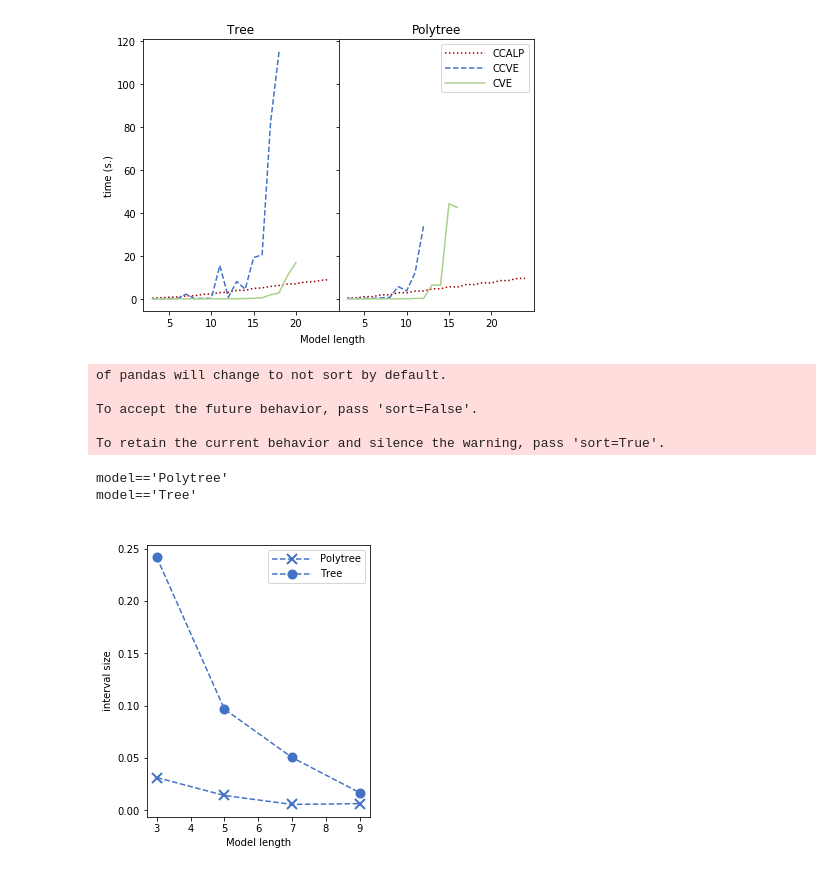
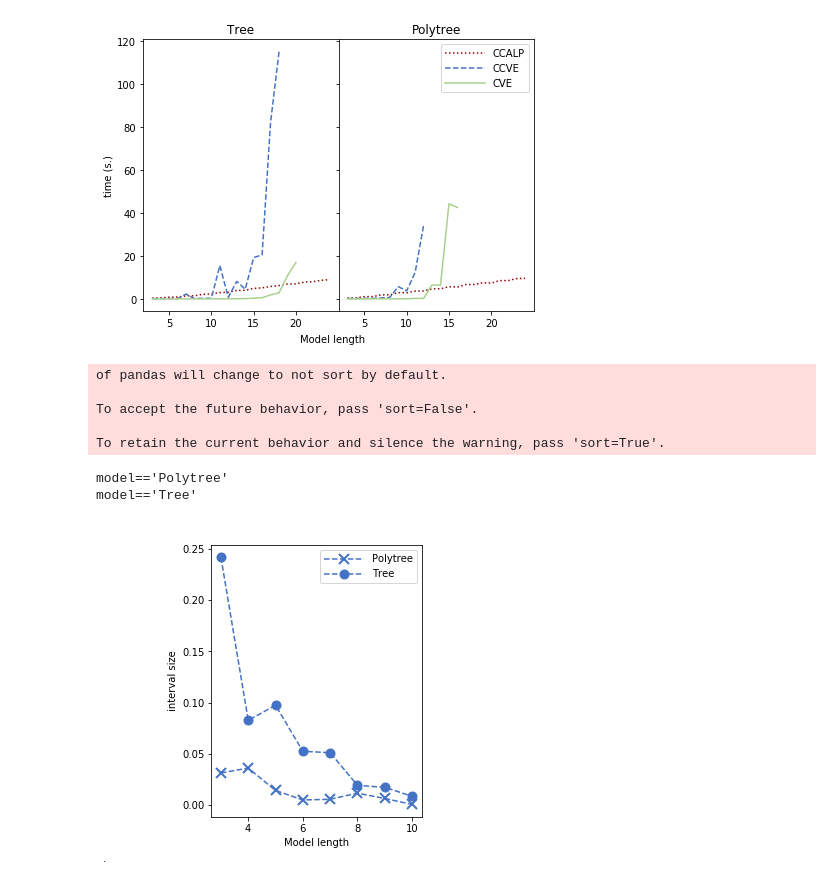
Before and after one commit to IDSIA/crema, a Jupyter notebook: CreMA/papers/pgm20/experiments/paper_results.ipynb, the cells around one changed output. Drawn from its saved outputs; the diff is of its cells as text; code cells hidden in the pictures.

```diff
--- a/CreMA/papers/pgm20/experiments/paper_results.ipynb
+++ b/CreMA/papers/pgm20/experiments/paper_results.ipynb
@@ -46,7 +46,9 @@ from utilplots import *
 binResExo6 = {
     "markovian_ev" : f"{res_folder}/2020-05-10-18-28-51_chain_markovian_ev.csv",
     "nonmarkovian_ev": f"{res_folder}/2020-05-15-06-25-18_chain_nonmarkovian_ev.csv",
-    "nonmarkovian_prec" : f"{res_folder}/2020-05-16-06-06-14_chain_nonmarkovian_prec.csv"
+    #"nonmarkovian_prec" : f"{res_folder}/2020-05-16-06-06-14_chain_nonmarkovian_prec.csv"
+    "nonmarkovian_prec" : f"{res_folder}/2020-05-22-21-26-51_chain_nonmarkovian_prec.csv"
+
 }
 
 ### Results with the HMM-like model
@@ -59,9 +61,9 @@ hmmRes = {
 ### Results with the reverse HMM-like model
 rhmmRes = {
     "markovian_ev": f"{res_folder}/2020-05-19-06-47-18_rhmm_markovian_ev.csv",
-    #"nonmarkovian_ev": f"{res_folder}/2020-05-19-01-12-33_rhmm_nonmarkovian_ev.csv",
     "nonmarkovian_ev": f"{res_folder}/2020-05-22-13-25-24_rhmm_nonmarkovian_ev.csv",
-    "nonmarkovian_prec": f"{res_folder}/2020-05-19-07-54-33_rhmm_nonmarkovian_prec.csv"
+    #"nonmarkovian_prec": f"{res_folder}/2020-05-19-07-54-33_rhmm_nonmarkovian_prec.csv"
+    "nonmarkovian_prec": f"{res_folder}/2020-05-22-23-05-32_rhmm_nonmarkovian_prec.csv"
 
 }
 
@@ -305,31 +323,35 @@ data = pd.concat(D)
 
 plot_func(data,
       ax=axs, series_column = "model",
       title=" ", xlabel="Model length", ylabel="interval size", legend=False)
 
 colors = [blue, blue]
 style = ["dashed", "dashed"]
 marker = ["x","o",""]
 msize = [10,8]
 
 for k in range(0,2):
     axs.get_lines()[k].set_markeredgewidth(2)
     axs.get_lines()[k].set_markersize(msize[k])
     axs.get_lines()[k].set_marker(marker[k])
     axs.get_lines()[k].set_linestyle(style[k])
     axs.get_lines()[k].set_color(colors[k])
 
 axs.legend(handlelength=4)
 
+plt.subplots_adjust(wspace=0, hspace=10)
+fig.text(-0.2, 0.0, '.', ha='center')
+
+plt.gcf().subplots_adjust(left=0.17)
 
 tikzplotlib.save(f"{img_folder}/size_results.tex")
 plt.savefig(f"{img_folder}/size_results.pdf")
 # %% [output]
 of pandas will change to not sort by default.
 
 To accept the future behavior, pass 'sort=False'.
 
 To retain the current behavior and silence the warning, pass 'sort=True'.
 model=='Polytree'
 model=='Tree'
-[figure, old version]
+[figure, new version]
```
Also changed, not shown: parts of 8 cells of this notebook, 13 other files.
